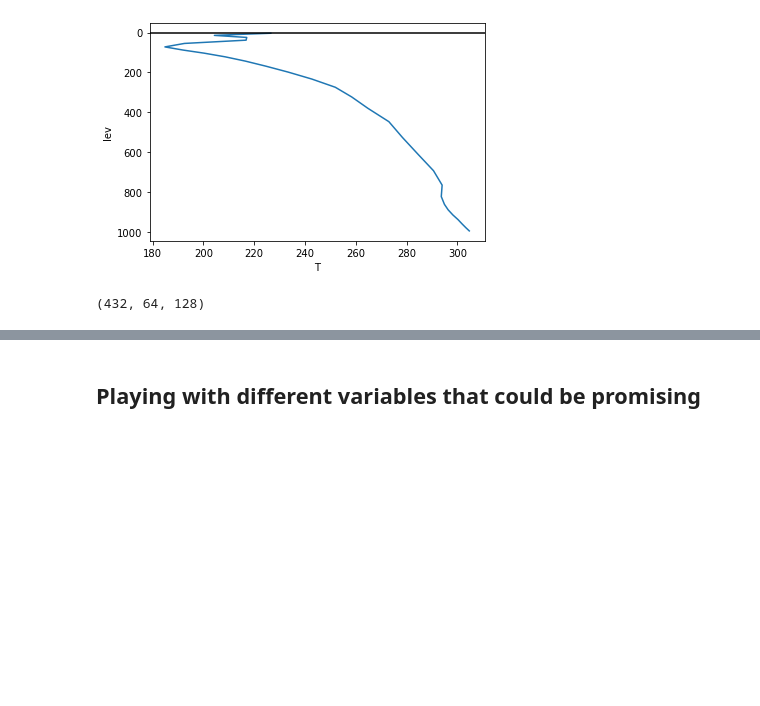
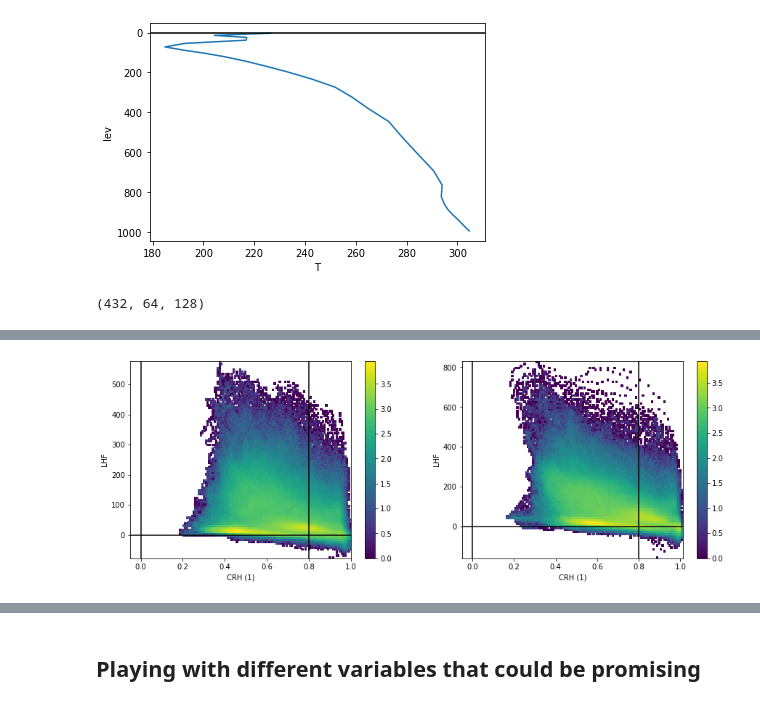
Before and after one commit to wallingTACC/CBRAIN-CAM, a Jupyter notebook: notebooks/tbeucler_devlog/038_Output_normalization_Buoyancy_separation.ipynb, the cells around one changed output, grey strips where cells are left out. Saved outputs shown, nothing was run; the diff lists cells and outputs as text; code cells hidden in the pictures; blank space fills up the shorter version.

```diff
--- a/notebooks/tbeucler_devlog/038_Output_normalization_Buoyancy_separation.ipynb
+++ b/notebooks/tbeucler_devlog/038_Output_normalization_Buoyancy_separation.ipynb
@@ -235,0 +251,6 @@ datam4K.SHFLX.shape
+# %%
+def dP(PS):
+    S = PS.shape
+    P = 1e5 * np.moveaxis(np.tile(hyai,(S[0],S[1],S[2],1)),3,1) + \
+    np.moveaxis(np.tile(PS.values,(31,1,1,1)),0,1) * np.moveaxis(np.tile(hybi,(S[0],S[1],S[2],1)),3,1)
+    return P[:, 1:]-P[:, :-1]
@@ -235,0 +312,38 @@ datam4K.SHFLX.shape
+# %%
+d = datap4K
+g = 9.81
+
+PW = np.sum(d.QAP*dP(d.PS)/g,axis=1).values
+QSAT = qsat(d.TAP,P0,d.PS,d.hyam,d.hybm)
+PWSAT = np.sum(QSAT*dP(d.PS)/g,axis=1).values
+
+CRHp4 = PW/PWSAT
+PWp4 = PW
+# %%
+y = LHm4.flatten()
+x = CRHm4.flatten()
+HISTm4K,xedgm4K,yedgm4K = np.histogram2d(x, y, bins=100, range=None, normed=None, weights=None, density=None)
+
+y = LHp4.flatten()
+x = CRHp4.flatten()
+HISTp4K,xedgp4K,yedgp4K = np.histogram2d(x, y, bins=100, range=None, normed=None, weights=None, density=None)
+# %%
+fig,ax = plt.subplots(1,2,figsize=(15,5))
+
+im = ax[0].pcolor(xedgm4K,yedgm4K,np.log10(np.transpose(HISTm4K)))
+fig.colorbar(im,ax=ax[0])
+ax[0].axvline(x=0,color='k')
+ax[0].axvline(x=0.8,color='k')
+ax[0].axhline(y=0,color='k')
+ax[0].set_xlabel('CRH (1)');
+ax[0].set_ylabel('LHF');
+
+im = ax[1].pcolor(xedgp4K,yedgp4K,np.log10(np.transpose(HISTp4K)))
+fig.colorbar(im,ax=ax[1])
+ax[1].axvline(x=0,color='k')
+ax[1].axvline(x=0.8,color='k')
+ax[1].axhline(y=0,color='k')
+ax[1].set_xlabel('CRH (1)');
+ax[1].set_ylabel('LHF');
+# %% [output]
+[figure, added]
```
Also changed, not shown: parts of 29 cells of this notebook, 2 other files.
